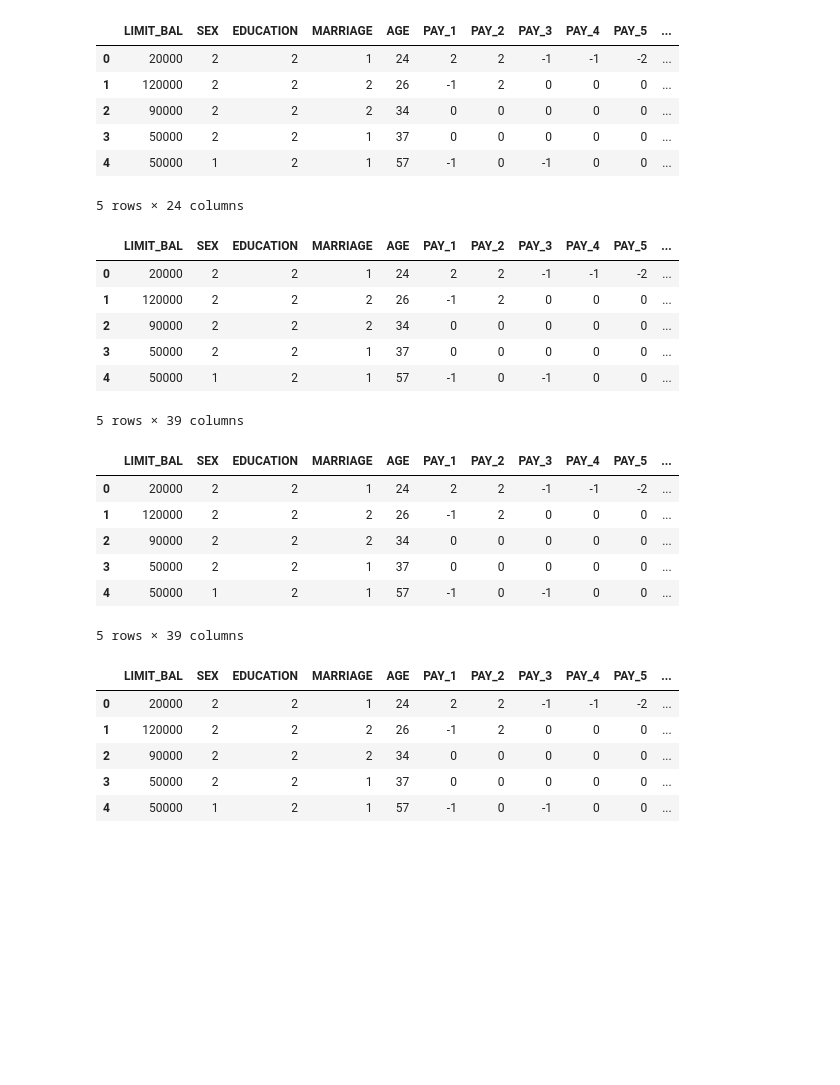
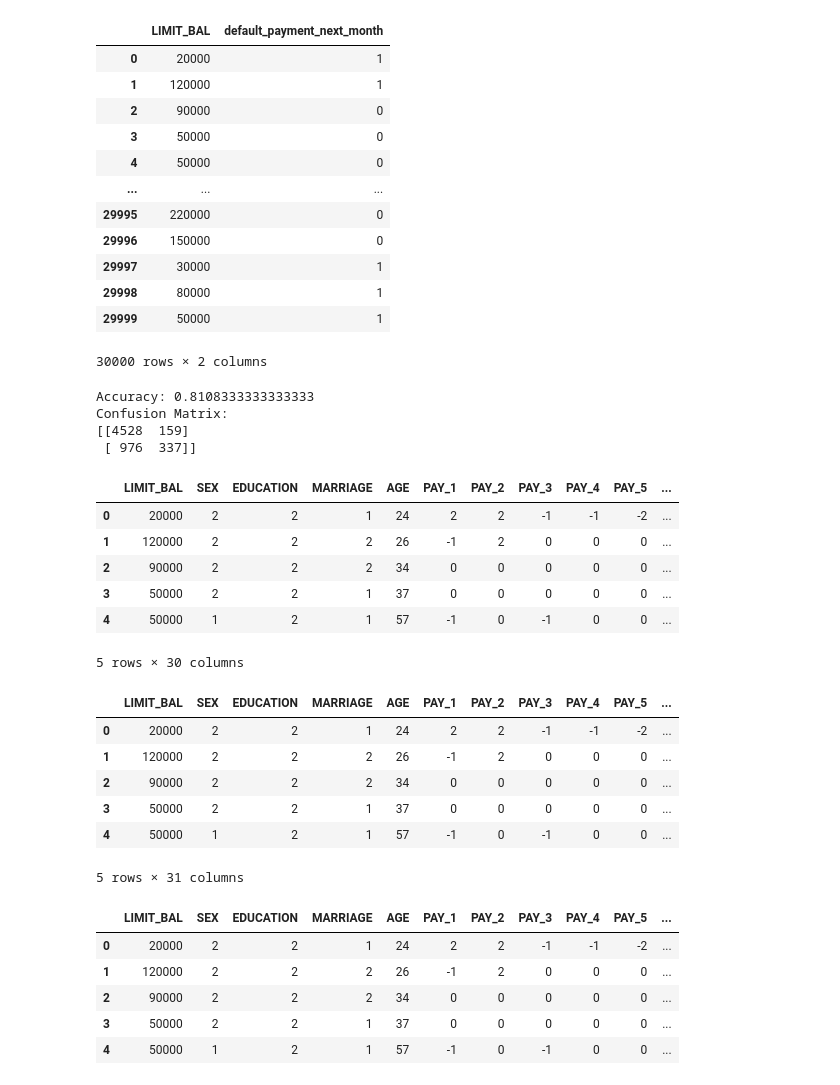
Before and after one commit to jessepoljak/Project_2_Credit_Default, a Jupyter notebook: Project2_Loans.ipynb, the cells around one changed output. Drawn from its saved outputs; the diff is of its cells as text; code cells hidden in the pictures; blank space fills up the shorter version.

Commit message:
Performed data cleaning and started the transformation process. We started working on Logistic Regression models to test accuracies between variables.

```diff
--- a/Project2_Loans.ipynb
+++ b/Project2_Loans.ipynb
@@ -28,21 +29,52 @@ default_of_credit_card_clients = fetch_ucirepo(id=350)
 # %%
 X = default_of_credit_card_clients.data.features
 y = default_of_credit_card_clients.data.targets
 df = pd.concat([X, y], axis=1)
 
 df = df.rename(columns={'X1' : 'LIMIT_BAL',	'X2' : 'SEX',	'X3' : 'EDUCATION',	'X4' : 'MARRIAGE',	'X5' : 'AGE',	'X6' : 'PAY_1',	'X7' : 'PAY_2',	'X8' : 'PAY_3',	'X9' : 'PAY_4',	'X10' : 'PAY_5',	'X11' : 'PAY_6',	'X12' : 'BILL_AMT1',	'X13' : 'BILL_AMT2',	'X14' : 'BILL_AMT3',	'X15' : 'BILL_AMT4',	'X16' : 'BILL_AMT5',	'X17' : 'BILL_AMT6',	'X18' : 'PAY_AMT1',	'X19' : 'PAY_AMT2',	'X20' : 'PAY_AMT3',	'X21' : 'PAY_AMT4',	'X22' : 'PAY_AMT5',	'X23' : 'PAY_AMT6',	'Y' : 'default payment next month'})
 
 df = df.rename(columns={'default payment next month' : 'default_payment_next_month'})
+df.head(15)
 
-df.head()
+df[['LIMIT_BAL', 'default_payment_next_month']]
 # %% [output]
-|  | LIMIT_BAL | SEX | EDUCATION | MARRIAGE | AGE | PAY_1 | PAY_2 | PAY_3 | PAY_4 | PAY_5 | ... |
-| 0 | 20000 | 2 | 2 | 1 | 24 | 2 | 2 | -1 | -1 | -2 | ... |
-| 1 | 120000 | 2 | 2 | 2 | 26 | -1 | 2 | 0 | 0 | 0 | ... |
-| 2 | 90000 | 2 | 2 | 2 | 34 | 0 | 0 | 0 | 0 | 0 | ... |
-| 3 | 50000 | 2 | 2 | 1 | 37 | 0 | 0 | 0 | 0 | 0 | ... |
-| 4 | 50000 | 1 | 2 | 1 | 57 | -1 | 0 | -1 | 0 | 0 | ... |
+|  | LIMIT_BAL | default_payment_next_month |
+| 0 | 20000 | 1 |
+| 1 | 120000 | 1 |
+| 2 | 90000 | 0 |
+| 3 | 50000 | 0 |
+| 4 | 50000 | 0 |
+| ... | ... | ... |
+| 29995 | 220000 | 0 |
+| 29996 | 150000 | 0 |
+| 29997 | 30000 | 1 |
+| 29998 | 80000 | 1 |
+| 29999 | 50000 | 1 |
-5 rows × 24 columns
+30000 rows × 2 columns
+# %%
+# Logistic Regression Model
+
+X = df[['PAY_1','BILL_AMT1','PAY_AMT1']]
+y = df['default_payment_next_month']
+
+X_train, X_test, y_train, y_test = train_test_split(X, y, test_size=0.2, random_state=42)
+
+model = LogisticRegression()
+model.fit(X_train, y_train)
+
+y_pred = model.predict(X_test)
+
+accuracy = accuracy_score(y_test, y_pred)
+conf_matrix = confusion_matrix(y_test, y_pred)
+
+print(f"Accuracy: {accuracy}")
+print("Confusion Matrix:")
+print(conf_matrix)
+# %% [output]
+Accuracy: 0.8108333333333333
+Confusion Matrix:
+[[4528  159]
+ [ 976  337]]
 # %%
 #Create new column called Outstanding_AMT1 that is Bill_Amt1 - Pay_Amt1
 #make this a function - fix
@@ -61,7 +93,7 @@ df.head()
 | 2 | 90000 | 2 | 2 | 2 | 34 | 0 | 0 | 0 | 0 | 0 | ... |
 | 3 | 50000 | 2 | 2 | 1 | 37 | 0 | 0 | 0 | 0 | 0 | ... |
 | 4 | 50000 | 1 | 2 | 1 | 57 | -1 | 0 | -1 | 0 | 0 | ... |
-5 rows × 39 columns
+5 rows × 30 columns
 # %%
 #sum all of the outstanding_amt columns into one column called outstanding_amt_total
 df['Outstanding_AMT_Total'] = df['Outstanding_AMT1'] + df['Outstanding_AMT2'] + df['Outstanding_AMT3'] + df['Outstanding_AMT4'] + df['Outstanding_AMT5'] + df['Outstanding_AMT6']
@@ -81,7 +113,7 @@ df.head()
 | 2 | 90000 | 2 | 2 | 2 | 34 | 0 | 0 | 0 | 0 | 0 | ... |
 | 3 | 50000 | 2 | 2 | 1 | 37 | 0 | 0 | 0 | 0 | 0 | ... |
 | 4 | 50000 | 1 | 2 | 1 | 57 | -1 | 0 | -1 | 0 | 0 | ... |
-5 rows × 39 columns
+5 rows × 31 columns
 # %%
 #create column called credit_utilization that is the outstanding_amt_total divided by the LIMIT_BAL
 df['Credit_Utilization'] = df['Outstanding_AMT_Total'] / df['LIMIT_BAL'] * 100
```
Also changed, not shown: parts of 13 cells of this notebook.
